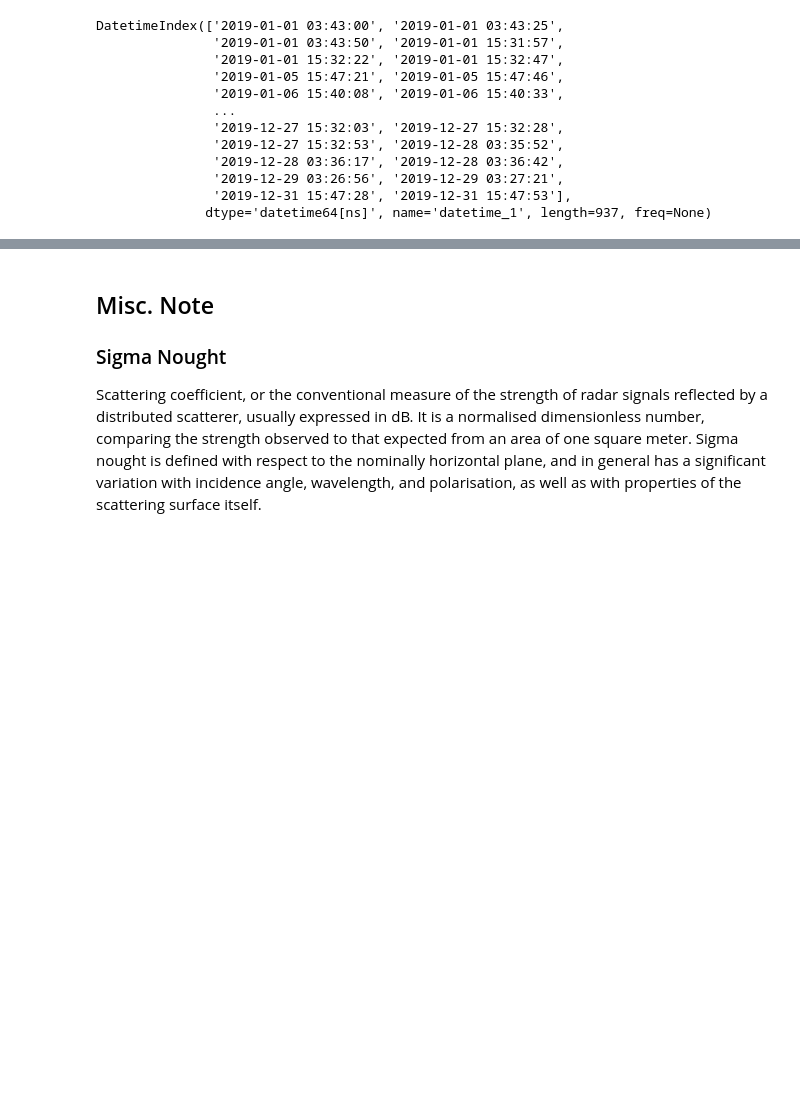
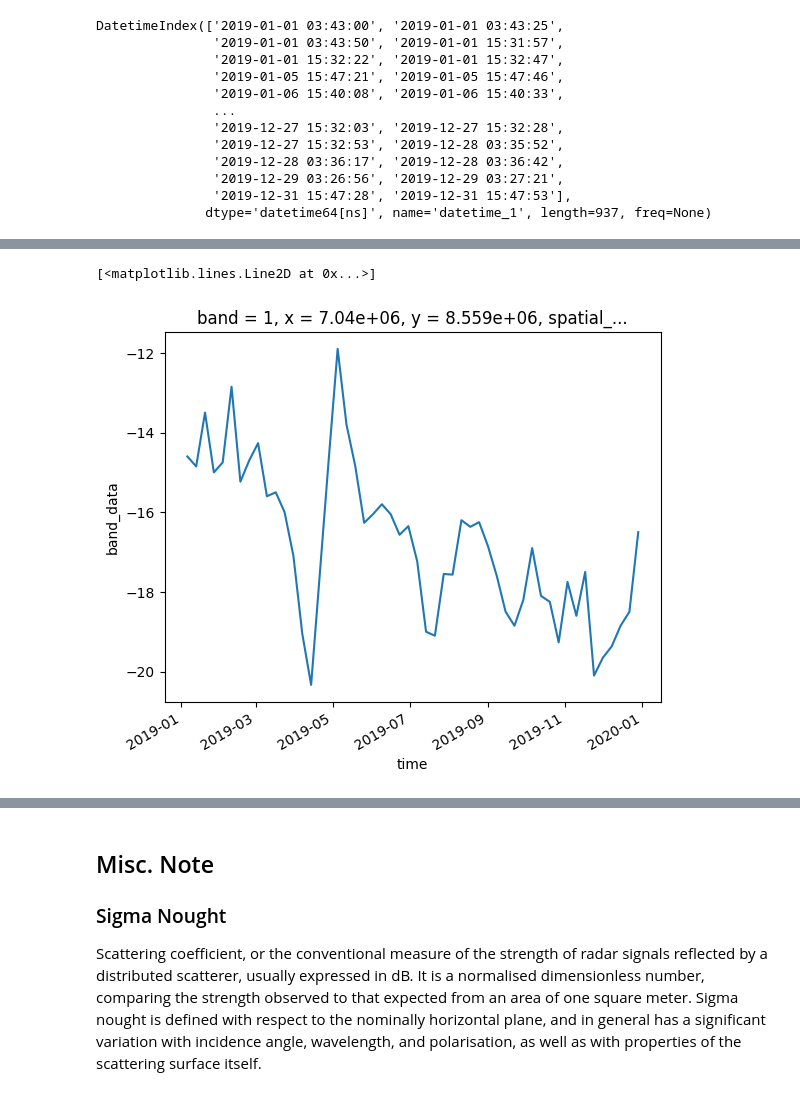
Before and after one commit to gentlerainsky/roughness-earth-observation, a Jupyter notebook: data_exploration.ipynb, the cells around one changed output, grey strips where cells are left out. Cells and saved outputs as stored; diff of their text form; code cells hidden in the pictures; blank space fills up the shorter version.

```diff
--- a/data_exploration.ipynb
+++ b/data_exploration.ipynb
@@ -56,8 +56,13 @@ tiffs_df = gather_files(Path(DATA_PATH), yeoda_naming_convention, index="datetim
 # 'concat_dim' signifies what the stacking order of the tiffs means - as
 # mentioned before you usually want to stack by sensing time, hence 'time'
 
-stack_ds = xr.open_mfdataset(tiffs_df['filepath'], engine='rasterio',
-chunks={}, combine='nested', concat_dim='time')
+stack_ds = xr.open_mfdataset(
+    tiffs_df['filepath'],
+    engine='rasterio',
+    chunks={},
+    combine='nested',
+    concat_dim='time'
+)
 
 # 'xr.open_mfdataset' returns a Dataset object containing one DataArray
 # called 'band_data' this is just how GeoTiffs do
@@ -177,0 +202,6 @@ stack_da = stack_da.assign_coords(time=("time", tiffs_df.index))
+# %%
+%%time
+## 7040228.51,8558737.93
+stack_da.sel(x=7040228.51, y=8558737.93, method='nearest')[:, 0].resample(time='W').mean().plot.line()
+# stack_da[:, 0, 8, 8].resample(time='W').mean().plot.line()
+# %% [output]
@@ -177,0 +210,2 @@ stack_da = stack_da.assign_coords(time=("time", tiffs_df.index))
+[<matplotlib.lines.Line2D at 0x...>]
+[figure, added]
```
Also changed, not shown: parts of 7 cells of this notebook.
